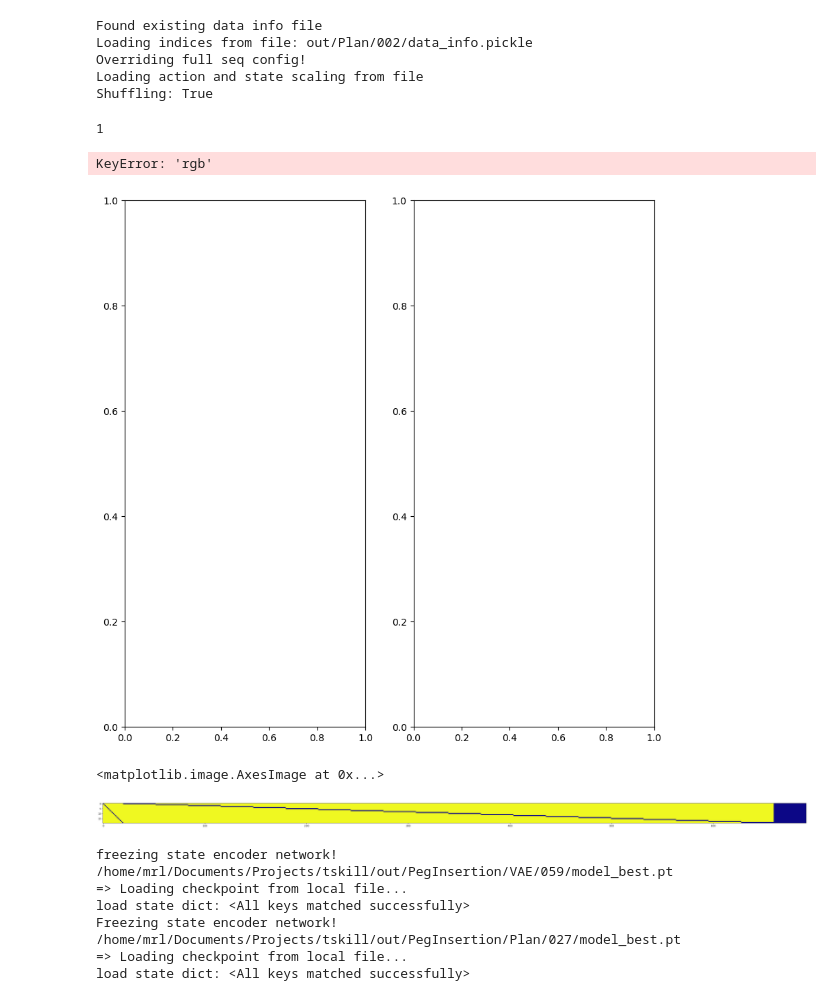
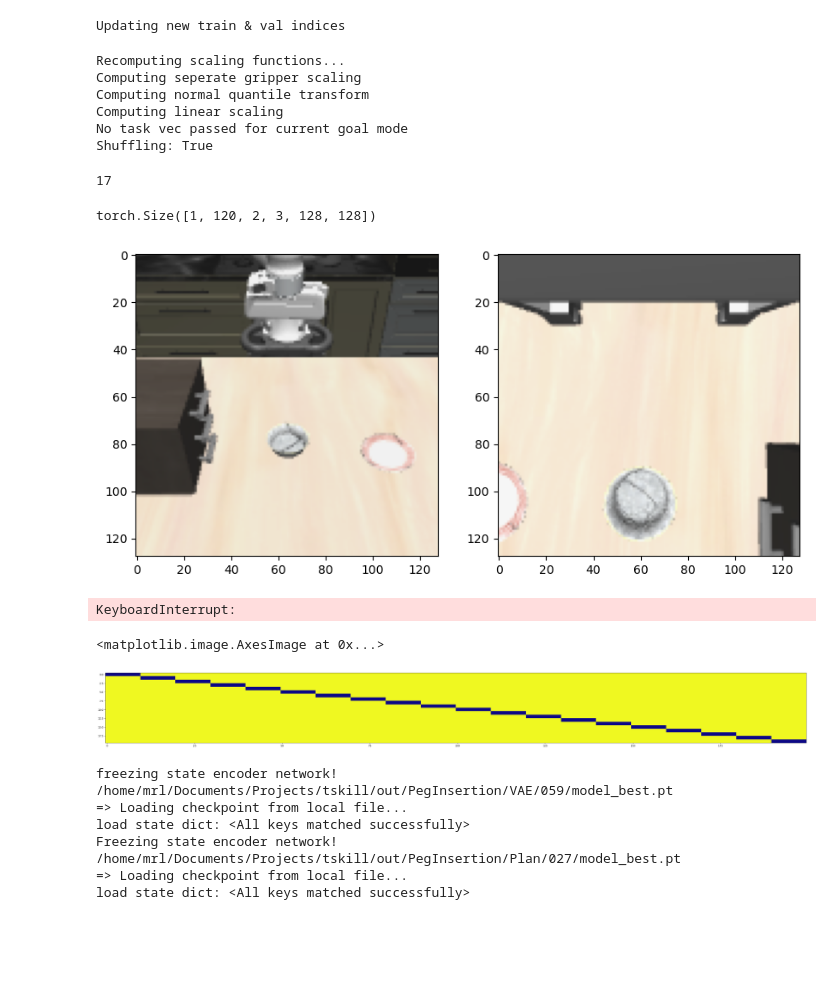
Before and after one commit to apalleiko/tskill, a Jupyter notebook: visualize_images.ipynb, the cells around one changed output. Saved outputs shown, nothing was run; the diff lists cells and outputs as text; code cells hidden in the pictures; blank space fills up the shorter version.

```diff
--- a/visualize_images.ipynb
+++ b/visualize_images.ipynb
@@ -12,9 +12,10 @@ from policy import config
 from policy.dataset.dataset_loaders import dataset_loader
 from policy.checkpoints import CheckpointIO
 
-model_dir = "/home/mrl/Documents/Projects/tskill/out/Plan/002"
+# model_dir = "/home/mrl/Documents/Projects/tskill/out/VAE/007"
+# cfg_path = os.path.join(model_dir, "config.yaml")
+cfg_path = "/home/mrl/Documents/Projects/tskill/assets/skill/default.yaml"
 
-cfg_path = os.path.join(model_dir, "config.yaml")
 cfg = config.load_config(cfg_path, None)
 method = cfg["method"]
 if method == "plan":
@@ -25,9 +26,10 @@ if method == "plan":
 #     data_info = pickle.load(f)
 
 # Dataset
-cfg["data"]["pad"] = True
+cfg["data"]["pad"] = False
 cfg["data"]["augment"] = True
-cfg["data"]["augmentation"]["subsequence_rate"] = .85
+cfg["data"]["augmentation"]["subsequence_rate"] = 1
+cfg["data"]["augmentation"]["image_aug"] = 1
 cfg["data"]["full_seq"] = False
 cfg["training"]["batch_size"] = 1
 cfg["training"]["use_precalc"] = False
@@ -37,28 +39,33 @@ train_dataset, val_dataset = dataset_loader(cfg,
                                             save_override=True,
                                             fullseq_override=True)
 # %% [output]
-Found existing data info file
-Loading indices from file: out/Plan/002/data_info.pickle
-Overriding full seq config!
-Loading action and state scaling from file
-Shuffling: True
+Updating new train & val indices
+Recomputing scaling functions...
+Computing seperate gripper scaling
+Computing normal quantile transform
+Computing linear scaling
+No task vec passed for current goal mode
+Shuffling: True
 # %%
 from IPython.display import display, clear_output
 fig = plt.figure(1, figsize=(10,10))
 ax1,ax2 = fig.subplots(1,2)
 i = 0
 for data in train_dataset:
     i += 1
     display(i)
+    display(data["rgb"].shape)
     ax1.imshow(data["rgb"][0,0,0,...].permute(1,2,0))
-    ax2.imshow(data["goal"][0,0,0,...].permute(1,2,0))
+    ax2.imshow(data["rgb"][0,0,1,...].permute(1,2,0))
     display(fig)
+    plt.pause(2)
     clear_output(wait = True)
-    plt.pause(0.1)
+    plt.close()
 # %% [output]
-1
+17
-KeyError: 'rgb'
+torch.Size([1, 120, 2, 3, 128, 128])
-[figure, old version]
+[figure, new version]
+KeyboardInterrupt:
 # %%
 from policy.dataset.masking_utils import get_dec_ar_masks, get_plan_ar_masks, get_enc_causal_masks
 
@@ -71,7 +78,7 @@ plan_src_mask, plan_mem_mask, plan_tgt_mask = get_plan_ar_masks(16*2, 20, "image
 dec_src_mask, dec_mem_mask, dec_tgt_mask = get_dec_ar_masks(16*2, 10)
 enc_src_mask, enc_mem_mask, enc_tgt_mask = get_enc_causal_masks(200, 20, 10)
 
-mask = plan_mem_mask
+mask = enc_mem_mask
 
 fig = plt.figure(1, figsize=(50,50))
 ax1 = fig.subplots(1,1)
@@ -114,7 +121,7 @@ ax1.imshow(mask.squeeze(0).to(torch.int), cmap="plasma")
 # data["enc_mask"][3,...] = torch.zeros_like(data["enc_mask"][3,...])
 # %% [output]
 <matplotlib.image.AxesImage at 0x...>
-[figure, old version]
+[figure, new version]
 # %%
 # Model
 model = config.get_model(cfg, device="cpu")
```
Also changed, not shown: 16 other files.
